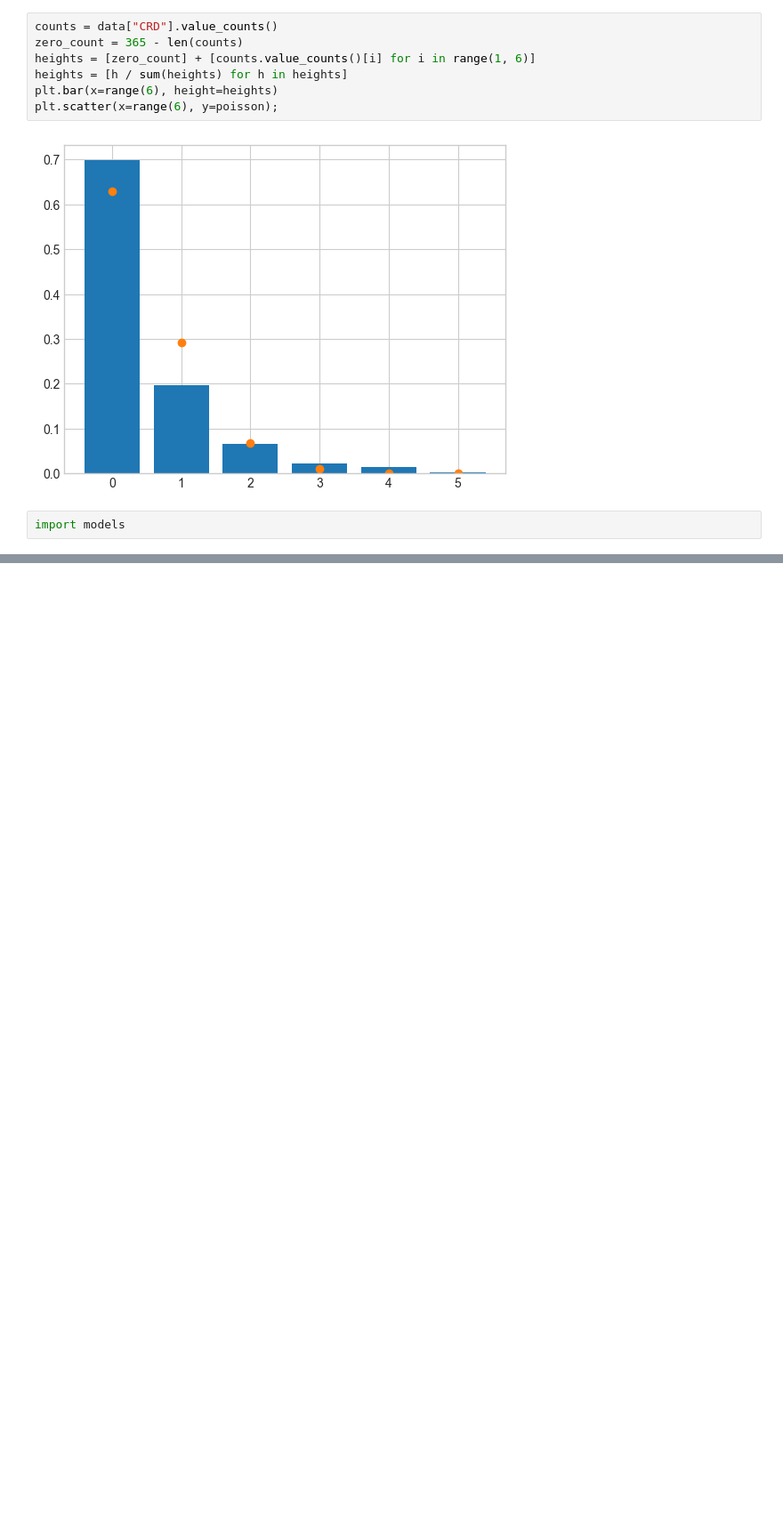
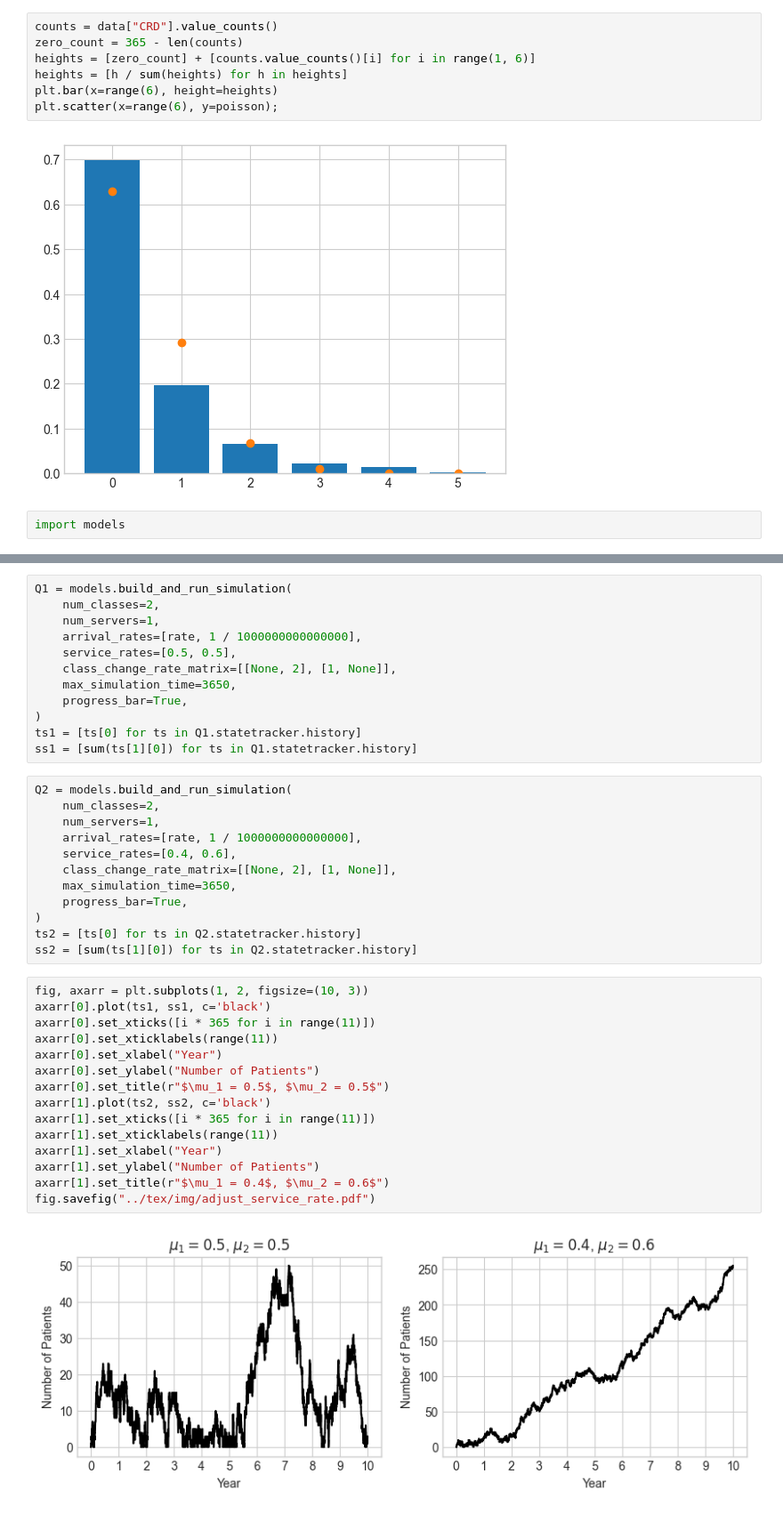
Before and after one commit to geraintpalmer/DynamicClasses, a Jupyter notebook: src/Motivating Justification.ipynb, the cells around one changed output, grey strips where cells are left out. Shown: that part at 89% size. Saved outputs shown, nothing was run; the diff lists cells and outputs as text; blank space fills up the shorter version.

```diff
--- a/src/Motivating Justification.ipynb
+++ b/src/Motivating Justification.ipynb
@@ -203,0 +236,41 @@ fig.savefig("../tex/img/fitting_theta.pdf")
+# %%
+Q1 = models.build_and_run_simulation(
+    num_classes=2,
+    num_servers=1,
+    arrival_rates=[rate, 1 / 1000000000000000],
+    service_rates=[0.5, 0.5],
+    class_change_rate_matrix=[[None, 2], [1, None]],
+    max_simulation_time=3650,
+    progress_bar=True,
+)
+ts1 = [ts[0] for ts in Q1.statetracker.history]
+ss1 = [sum(ts[1][0]) for ts in Q1.statetracker.history]
+# %%
+Q2 = models.build_and_run_simulation(
+    num_classes=2,
+    num_servers=1,
+    arrival_rates=[rate, 1 / 1000000000000000],
+    service_rates=[0.4, 0.6],
+    class_change_rate_matrix=[[None, 2], [1, None]],
+    max_simulation_time=3650,
+    progress_bar=True,
+)
+ts2 = [ts[0] for ts in Q2.statetracker.history]
+ss2 = [sum(ts[1][0]) for ts in Q2.statetracker.history]
+# %%
+fig, axarr = plt.subplots(1, 2, figsize=(10, 3))
+axarr[0].plot(ts1, ss1, c='black')
+axarr[0].set_xticks([i * 365 for i in range(11)])
+axarr[0].set_xticklabels(range(11))
+axarr[0].set_xlabel("Year")
+axarr[0].set_ylabel("Number of Patients")
+axarr[0].set_title(r"$\mu_1 = 0.5$, $\mu_2 = 0.5$")
+axarr[1].plot(ts2, ss2, c='black')
+axarr[1].set_xticks([i * 365 for i in range(11)])
+axarr[1].set_xticklabels(range(11))
+axarr[1].set_xlabel("Year")
+axarr[1].set_ylabel("Number of Patients")
+axarr[1].set_title(r"$\mu_1 = 0.4$, $\mu_2 = 0.6$")
+fig.savefig("../tex/img/adjust_service_rate.pdf")
+# %% [output]
+[figure, added]
```
Also changed, not shown: parts of 5 cells of this notebook, 6 other files.
